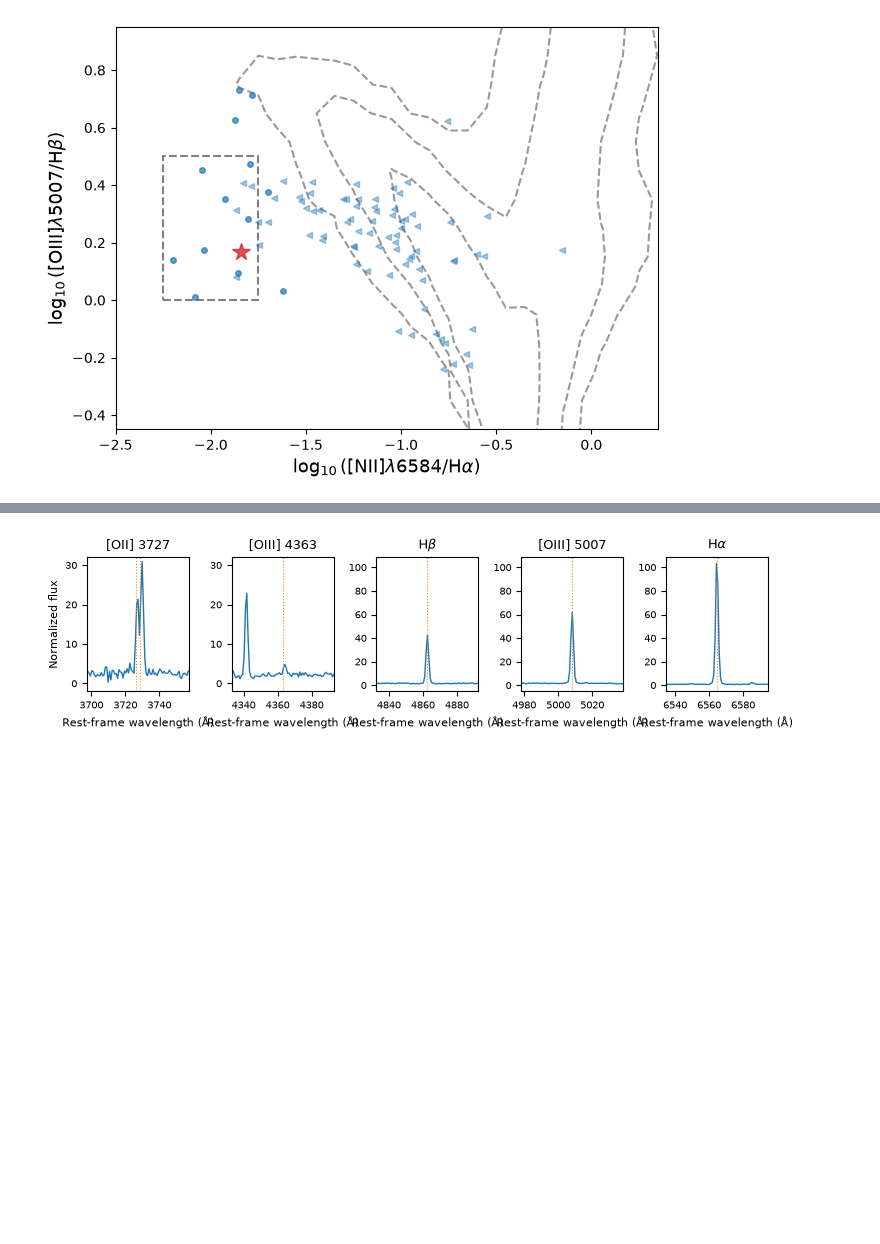
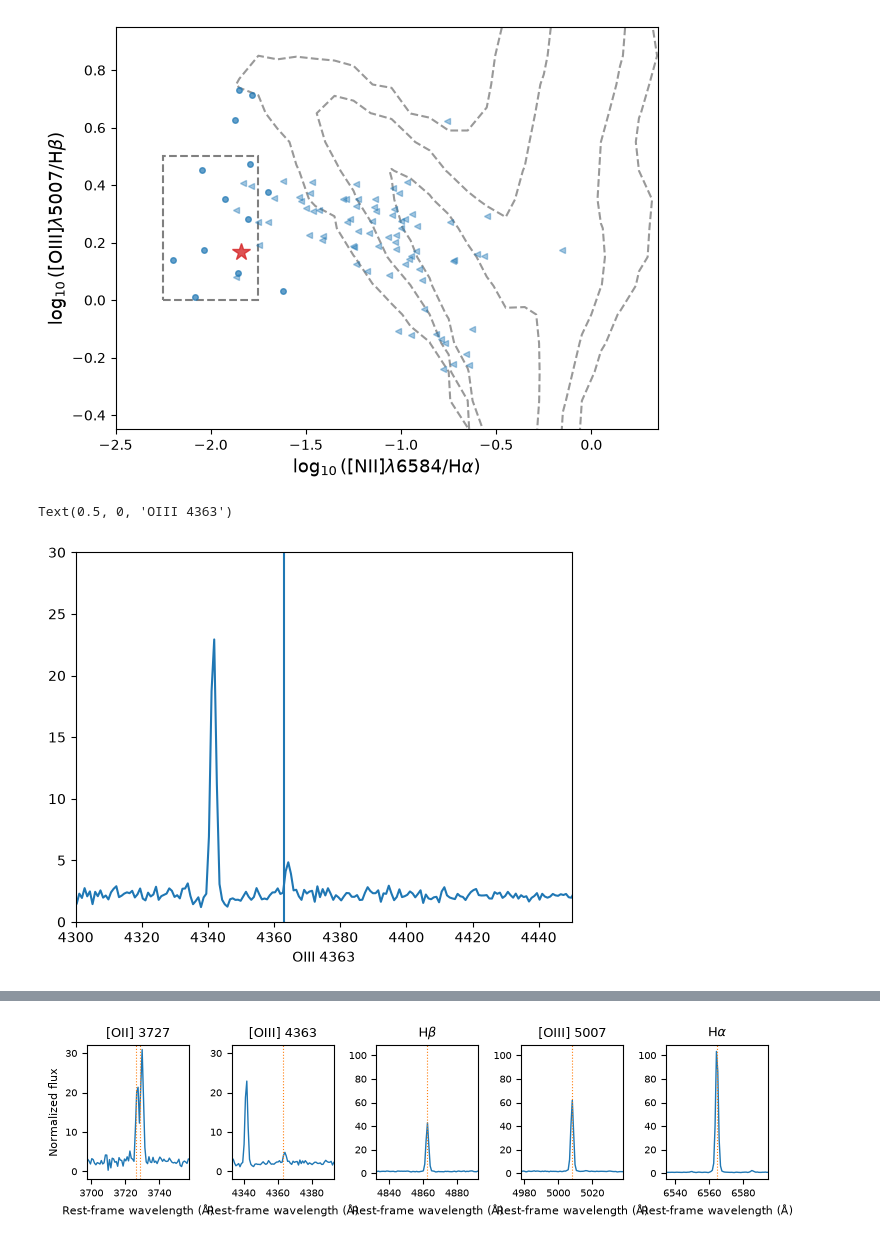
Before and after one commit to thevalentino/desi-selection-exploration, a Jupyter notebook: notebooks/redoing-line-measurements.ipynb, the cells around one changed output, grey strips where cells are left out. Cells and saved outputs as stored; diff of their text form; code cells hidden in the pictures; blank space fills up the shorter version.

```diff
--- a/notebooks/redoing-line-measurements.ipynb
+++ b/notebooks/redoing-line-measurements.ipynb
@@ -214,4 +250,13 @@ plt.tight_layout()
 plt.show()
 # %% [output]
 [figure]
+# %%
+plt.plot(stack["wavelength"], stack["flux"], color="tab:blue")
+plt.xlim(4300, 4450)
+plt.ylim(0, 30)
+plt.axvline(4363)
+plt.xlabel("OIII 4363")
+# %% [output]
+Text(0.5, 0, 'OIII 4363')
+[figure, added]
 # %%
```
Also changed, not shown: parts of 15 cells of this notebook.
